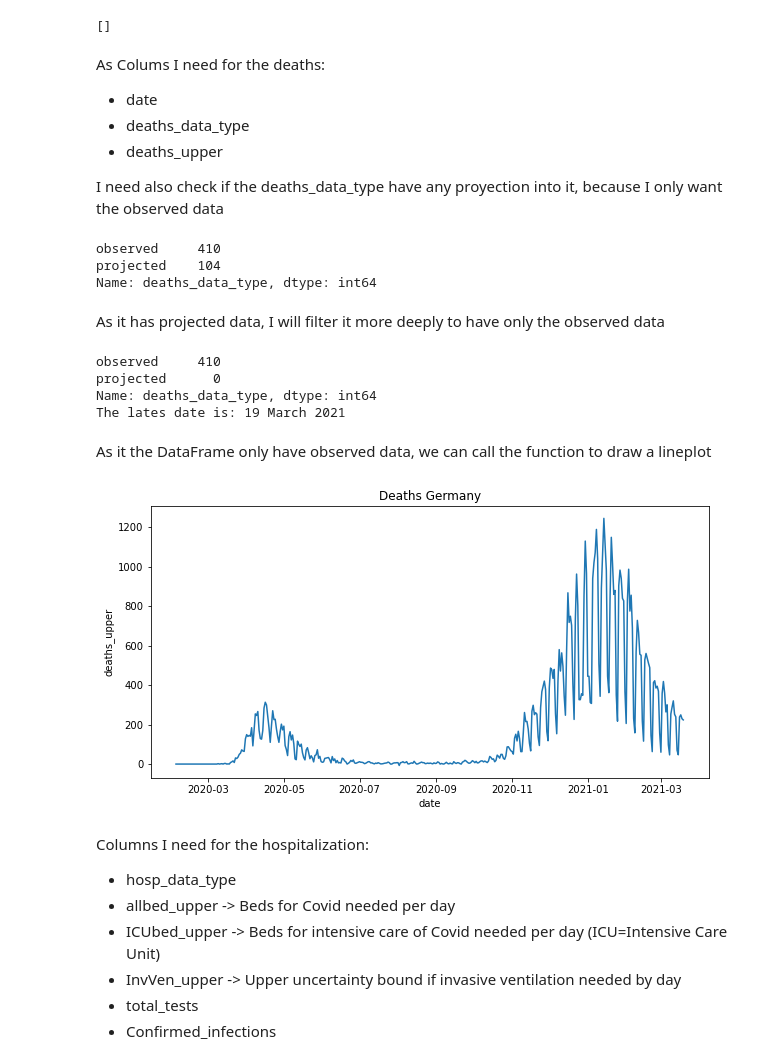
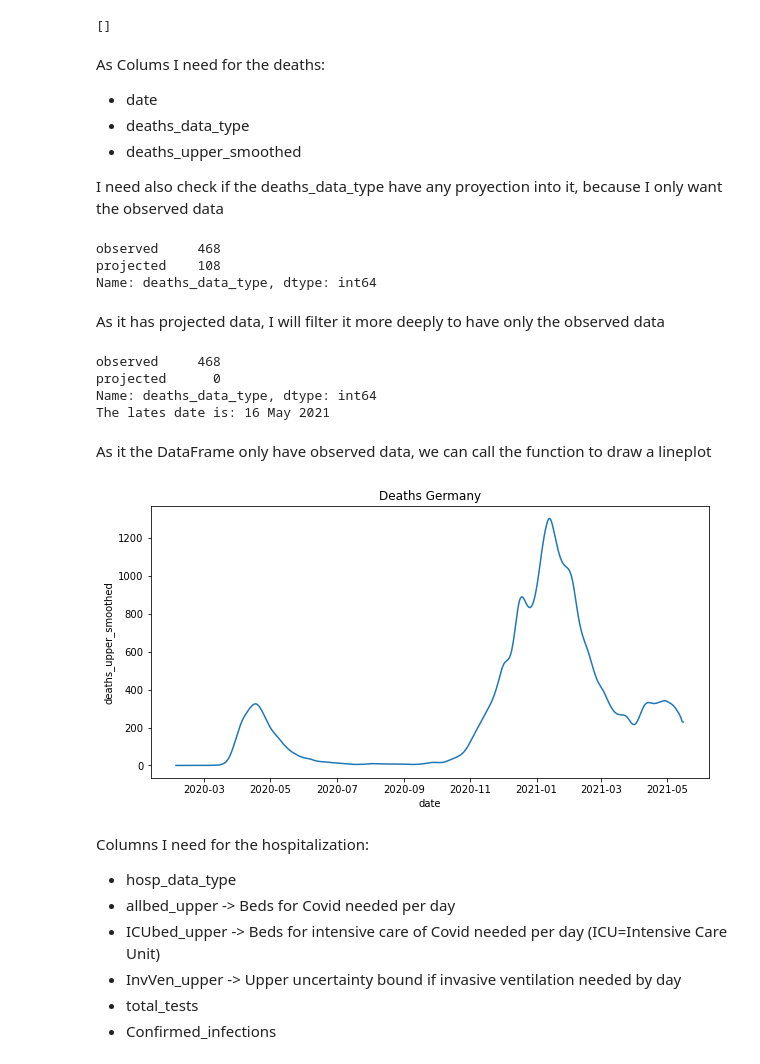
Before and after one commit to SebastianW89/COVID_19_GERMANY, a Jupyter notebook: COVID_WORLD.ipynb, the cells around one changed output. Drawn from its saved outputs; the diff is of its cells as text; code cells hidden in the pictures.

```diff
--- a/COVID_WORLD.ipynb
+++ b/COVID_WORLD.ipynb
@@ -22,7 +22,6 @@ pd.set_option("display.max.rows",None)
 path='D:/DataSets/Corona/World'
 
 df_best_masks_hosp=pd.read_csv(path+str('/best_masks_hospitalization_all_locs.csv'),low_memory=False)
-df_new_variant=pd.read_csv(path+str('/new_variant_hospitalization_all_locs.csv'),low_memory=False)
-df_reference_hospitalization=pd.read_csv(path+str('/reference_hospitalization_all_locs.csv'),low_memory=False)
+df_reference_hospitalization=pd.read_csv(path+str('/reference_hospitalization_all_locs.csv'))
 df_summary=pd.read_csv(path+str('/Summary_stats_all_locs.csv'),low_memory=False)
 df_worse_hospitalization=pd.read_csv(path+str('/worse_hospitalization_all_locs.csv'),low_memory=False)
@@ -179,14 +209,14 @@ for col in quantitative:
 As Colums I need for the deaths:
 - date
 - deaths_data_type
-- deaths_upper
+- deaths_upper_smoothed
 
 I need also check if the deaths_data_type have any proyection into it, because I only want the observed data
 # %%
 df_ref_hos_ger['deaths_data_type'].value_counts()
 # %% [output]
-observed     410
-projected    104
+observed     468
+projected    108
 Name: deaths_data_type, dtype: int64
 # %% [markdown]
 As it has projected data, I will filter it more deeply to have only the observed data
@@ -196,16 +226,16 @@ print(df_ref_hos_ger_obs['deaths_data_type'].value_counts())
 max_date=df_ref_hos_ger_obs['date'].max()
 print(f'The lates date is: {max_date:%d %B %Y}')
 # %% [output]
-observed     410
+observed     468
 projected      0
 Name: deaths_data_type, dtype: int64
-The lates date is: 19 March 2021
+The lates date is: 16 May 2021
 # %% [markdown]
 As it the DataFrame only have observed data, we can call the function to draw a lineplot
 # %%
-lineplot_func(data=df_ref_hos_ger_obs,x='date',y='deaths_upper',title='Deaths Germany')
+lineplot_func(data=df_ref_hos_ger_obs,x='date',y='deaths_upper_smoothed',title='Deaths Germany')
 # %% [output]
-[figure, old version]
+[figure, new version]
 # %% [markdown]
 Columns I need for the hospitalization:
 - hosp_data_type
```
Also changed, not shown: parts of 29 cells of this notebook.
